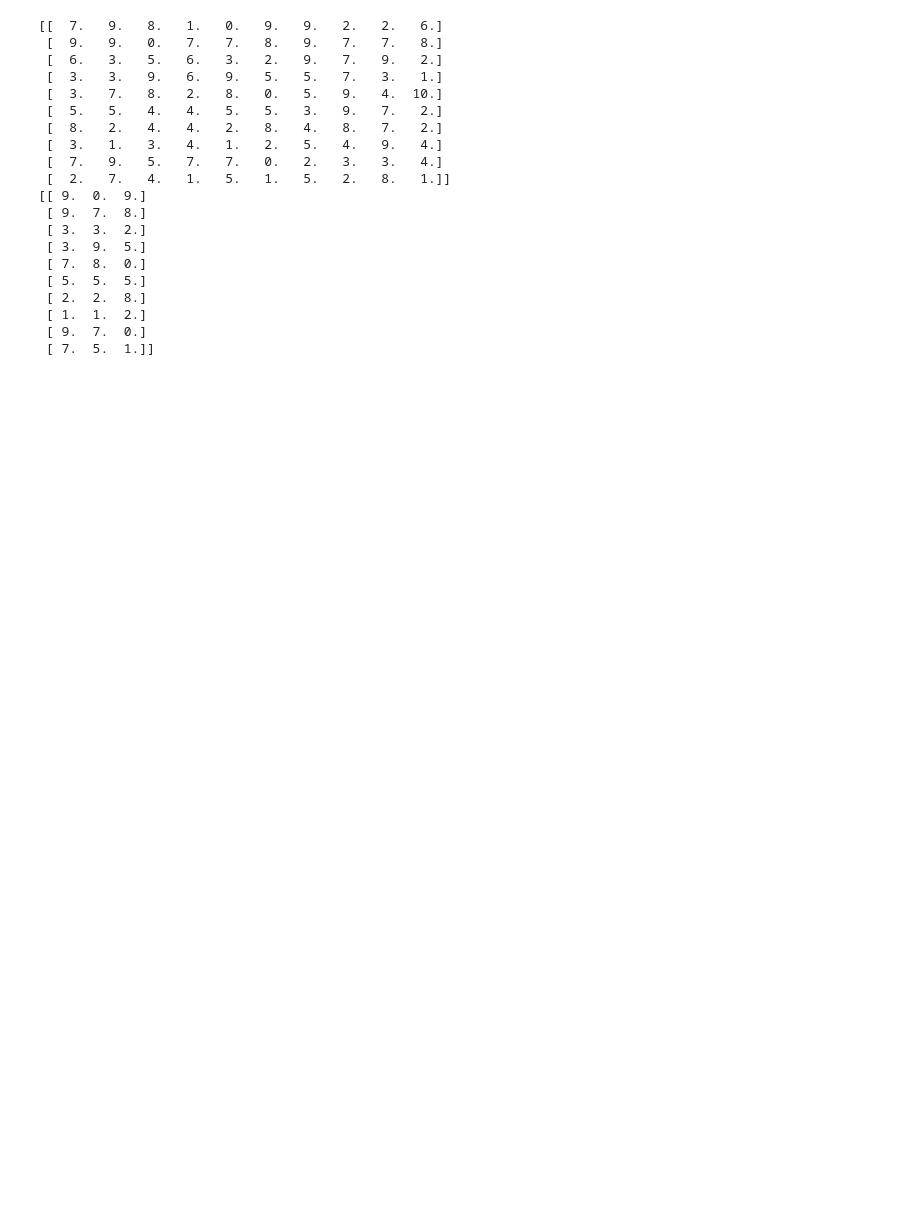
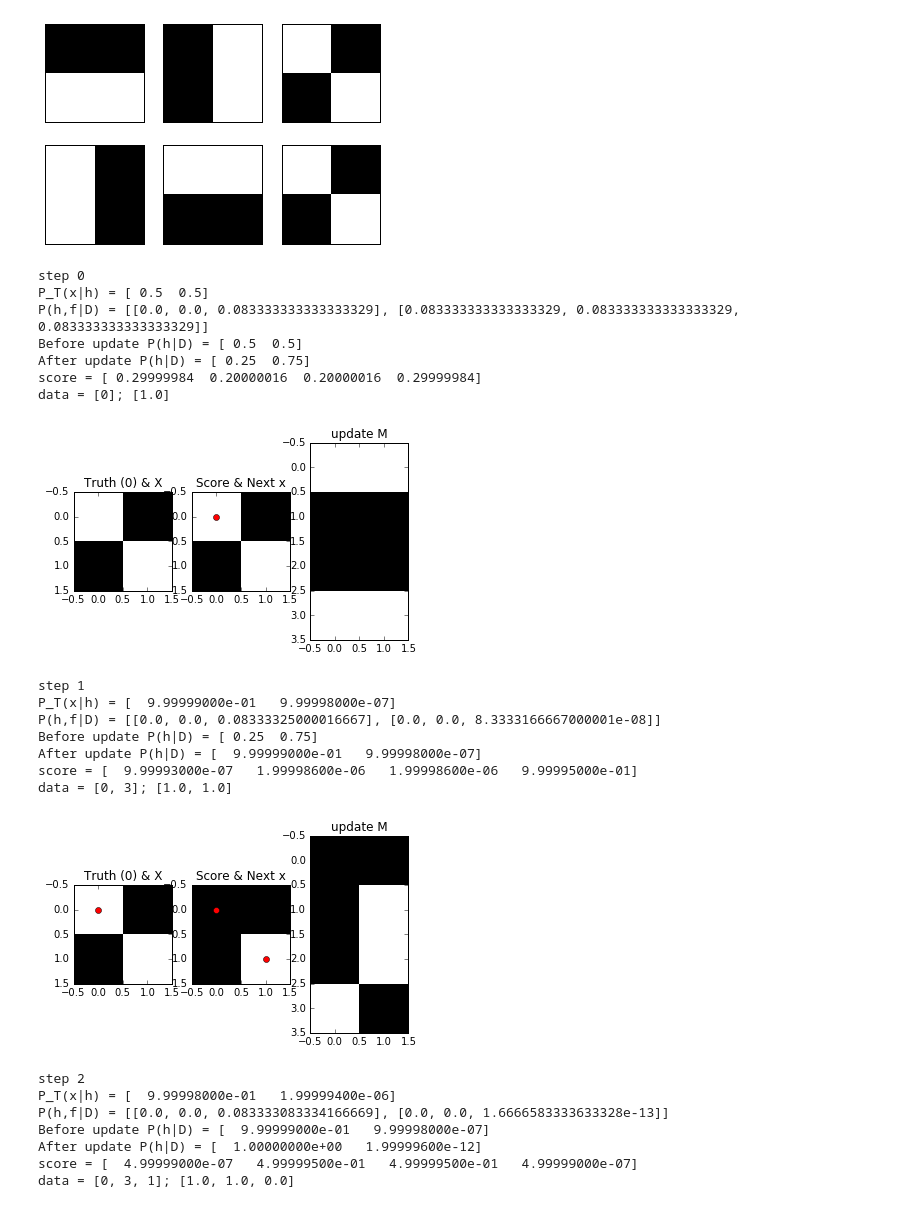
Before and after one commit to codeaudit/Explore-vs-Teach, a Jupyter notebook: exploreVsTeach.ipynb, the cells around one changed output. Drawn from its saved outputs; the diff is of its cells as text; code cells hidden in the pictures; blank space fills up the shorter version.

```diff
--- a/exploreVsTeach.ipynb
+++ b/exploreVsTeach.ipynb
@@ -251,27 +161,47 @@ score = [ 0.  0.  0.  0.  0.  0.  0.  0.  0.  0.  0.  0.  0.  0.  0.  0.]
-# %%
-import numpy as np
-mat = np.round(np.random.rand(10,10)*10)
-print(mat)
-index = [1,4,5]
-print(mat[:,index])
-# %% [output]
-[[  7.   9.   8.   1.   0.   9.   9.   2.   2.   6.]
- [  9.   9.   0.   7.   7.   8.   9.   7.   7.   8.]
- [  6.   3.   5.   6.   3.   2.   9.   7.   9.   2.]
- [  3.   3.   9.   6.   9.   5.   5.   7.   3.   1.]
- [  3.   7.   8.   2.   8.   0.   5.   9.   4.  10.]
- [  5.   5.   4.   4.   5.   5.   3.   9.   7.   2.]
- [  8.   2.   4.   4.   2.   8.   4.   8.   7.   2.]
- [  3.   1.   3.   4.   1.   2.   5.   4.   9.   4.]
- [  7.   9.   5.   7.   7.   0.   2.   3.   3.   4.]
- [  2.   7.   4.   1.   5.   1.   5.   2.   8.   1.]]
-[[ 9.  0.  9.]
- [ 9.  7.  8.]
- [ 3.  3.  2.]
- [ 3.  9.  5.]
- [ 7.  8.  0.]
- [ 5.  5.  5.]
- [ 2.  2.  8.]
- [ 1.  1.  2.]
- [ 9.  7.  0.]
- [ 7.  5.  1.]]
+# %%
+%matplotlib inline
+from utils_pattern import genMasterPermSet2x2
+from utils_pattern import hypo2perm
+from e_vs_t import model
+from vis_utils import vis_config
+
+from simulate import explore
+from simulate import teach
+
+master_set = genMasterPermSet2x2()
+hypo = [[0,1,3],[4,5,3]]
+perm = hypo2perm(hypo, master_set)
+person = model(perm)
+vis_config(person)
+
+# person.change_mode("softmax", 20, "one-step")
+ihypo = 0
+ipatt = 2
+pattern = person.perm[ihypo][ipatt]
+max_step = 4
+teach(person, ihypo, pattern, max_step, True)
+# %% [output]
+[figure, added]
+step 0
+P_T(x|h) = [ 0.5  0.5]
+P(h,f|D) = [[0.0, 0.0, 0.083333333333333329], [0.083333333333333329, 0.083333333333333329, 0.083333333333333329]]
+Before update P(h|D) = [ 0.5  0.5]
+After update P(h|D) = [ 0.25  0.75]
+score = [ 0.29999984  0.20000016  0.20000016  0.29999984]
+data = [0]; [1.0]
+[figure, added]
+step 1
+P_T(x|h) = [  9.99999000e-01   9.99998000e-07]
+P(h,f|D) = [[0.0, 0.0, 0.08333325000016667], [0.0, 0.0, 8.3333166667000001e-08]]
+Before update P(h|D) = [ 0.25  0.75]
+After update P(h|D) = [  9.99999000e-01   9.99998000e-07]
+score = [  9.99993000e-07   1.99998600e-06   1.99998600e-06   9.99995000e-01]
+data = [0, 3]; [1.0, 1.0]
+[figure, added]
+step 2
+P_T(x|h) = [  9.99998000e-01   1.99999400e-06]
+P(h,f|D) = [[0.0, 0.0, 0.083333083334166669], [0.0, 0.0, 1.6666583333633328e-13]]
+Before update P(h|D) = [  9.99999000e-01   9.99998000e-07]
+After update P(h|D) = [  1.00000000e+00   1.99999600e-12]
+score = [  4.99999000e-07   4.99999500e-01   4.99999500e-01   4.99999000e-07]
+data = [0, 3, 1]; [1.0, 1.0, 0.0]
```
Also changed, not shown: parts of 15 cells of this notebook, 8 other files.
